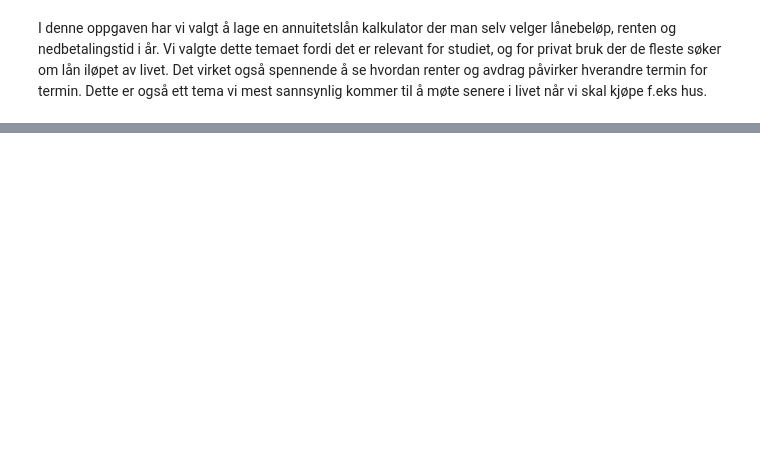
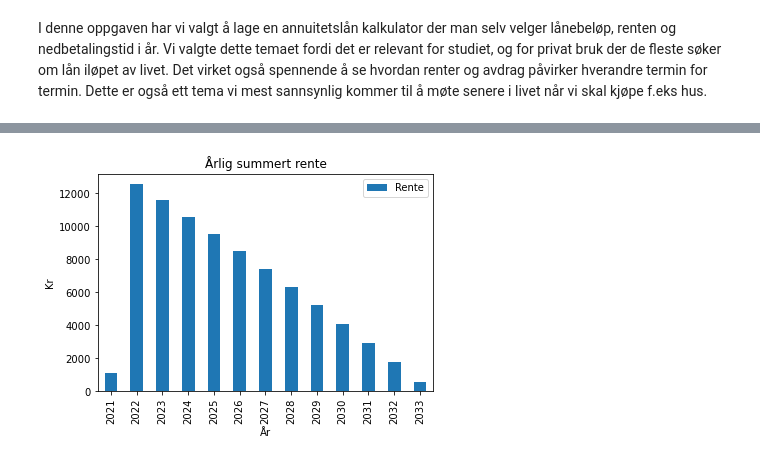
Before and after one commit to HavardHH/SOK-1003-eksamen-2021, a Jupyter notebook: Semesteroppgave.ipynb, the cells around one changed output, grey strips where cells are left out. Drawn from its saved outputs; the diff is of its cells as text; code cells hidden in the pictures; blank space fills up the shorter version.

```diff
--- a/Semesteroppgave.ipynb
+++ b/Semesteroppgave.ipynb
@@ -123,0 +21,82 @@ rente
+# %%
+## import pandas as pd
+from datetime import date
+import numpy_financial as npf
+import matplotlib.pyplot as plt
+
+# Definerer variabler vi kommer til å trenge senere i kalkulatoren.
+print('Ønsket lånesum: ')
+lån = int(input())
+print('Renten på lånet i %: ')
+r = float(input())
+print('Ønsker nedbetalingstid i år: ')
+år = int(input())
+termin_år = 12
+rente = r/100
+
+# Definerer kalkulatoren
+def kalkulator (rente, år, termin_år, lån, start_dato=date.today()):
+    # Lager en funksjon som printer ut lengden på lånet ut i fra anntall år og terminer
+    periode = pd.date_range(start_dato, periods=år*termin_år, freq='MS') # MS står for måned start
+    periode.name = 'Betalingsdato'
+
+    # Lager dataframen som skal printe ut lånet etter terminer
+    df = pd.DataFrame(index=periode, columns=['Terminbeløp', 'Avdrag', 'Rente', 'Restlån'], dtype='float')
+
+    # Lager en index for terminene som starter på 1 og ikke 0
+    df.reset_index(inplace=True)
+    df.index += 1
+
+    #Lager utregningene til selve kalkulatoren, numpy_financial har disse funksjonene innebygd
+    terminbeløp = npf.pmt(rente/termin_år, år*termin_år, lån)
+    df['Terminbeløp'] = -terminbeløp
+    df['Avdrag'] = -npf.ppmt(rente/termin_år, df.index, år*termin_år, lån)
+    df['Rente'] = -npf.ipmt(rente/termin_år, df.index, år*termin_år, lån)
+
+    # For å avrunde tallene til bare 2 desimaler bruker vi funksjonen round.
+    df = df.round(2)
+
+    # Definerer hvor mye lån vi har betalt og passe på den ikke går over det orginale lånebeløpet
+    df['Betalt lån'] = df['Avdrag'].cumsum()
+    df['Betalt lån']  = df['Betalt lån'].clip(lower=-lån)
+
+    # Definerer restlånet og summen av betalt rente
+    df['Restlån'] = lån - df['Betalt lån']
+    df['Sum renter'] = df['Rente'].abs().cumsum()
+
+    # Definerer den siste betalingsdatoen
+    try:
+        siste_betaling = df.query('Restlån <= 0')['Restlån'].idxmax(axis=1, skipna=True) # axis=1 velger kolonne
+    except ValueError:
+        siste_betaling = df.last_valid_index()
+
+    siste_betaling_dato = "{:%m-%d-%Y}".format(df.loc[siste_betaling, "Betalingsdato"])
+
+    # Får betalingsinfoen inn i ett DataFrame
+    betaling_info = (df[["Terminbeløp", "Avdrag", "Rente"]])
+
+    betaling_detaljer = pd.DataFrame.from_dict(dict([('nedbetaling', [siste_betaling_dato]),
+                                                     ('Renten', [rente]),
+                                                     ('Antall år', [år])
+                                                     ]))
+
+    # Lager en kolonne med hvor mye vi betaler hver måned
+    betaling_detaljer["Terminer"] = round(terminbeløp, 2)
+
+    Betaling_sammendrag = pd.concat([betaling_detaljer, betaling_info], axis=1)
+    return df, Betaling_sammendrag
+
+Tabell, stats1 = kalkulator(rente, år, termin_år, lån)
+pd.set_option('display.max_rows', Tabell.shape[0]+1) # Bruker denne funksjonen for å vise hele dataframet
+
+display(Tabell)
+
+# Lager ett stolpediagram der vi summerer de årlige rentebetalingene og plotter det.
+# Summerer årlig sum fordi det blir mere overskiktlig enn å ha hver termin.
+
+fig, ax = plt.subplots(1, 1)
+
+Tabell2 = Tabell.set_index('Betalingsdato').resample("A")["Rente"].sum().abs().reset_index()
+Tabell2["År"] = Tabell2["Betalingsdato"].dt.year
+Tabell2.plot(kind="bar", x="År", y="Rente", ax=ax, ylabel='Kr', title="Årlig summert rente");
+# %% [output]
@@ -123,0 +126 @@ rente
+[figure, added]
```
Also changed, not shown: parts of 6 cells of this notebook.
